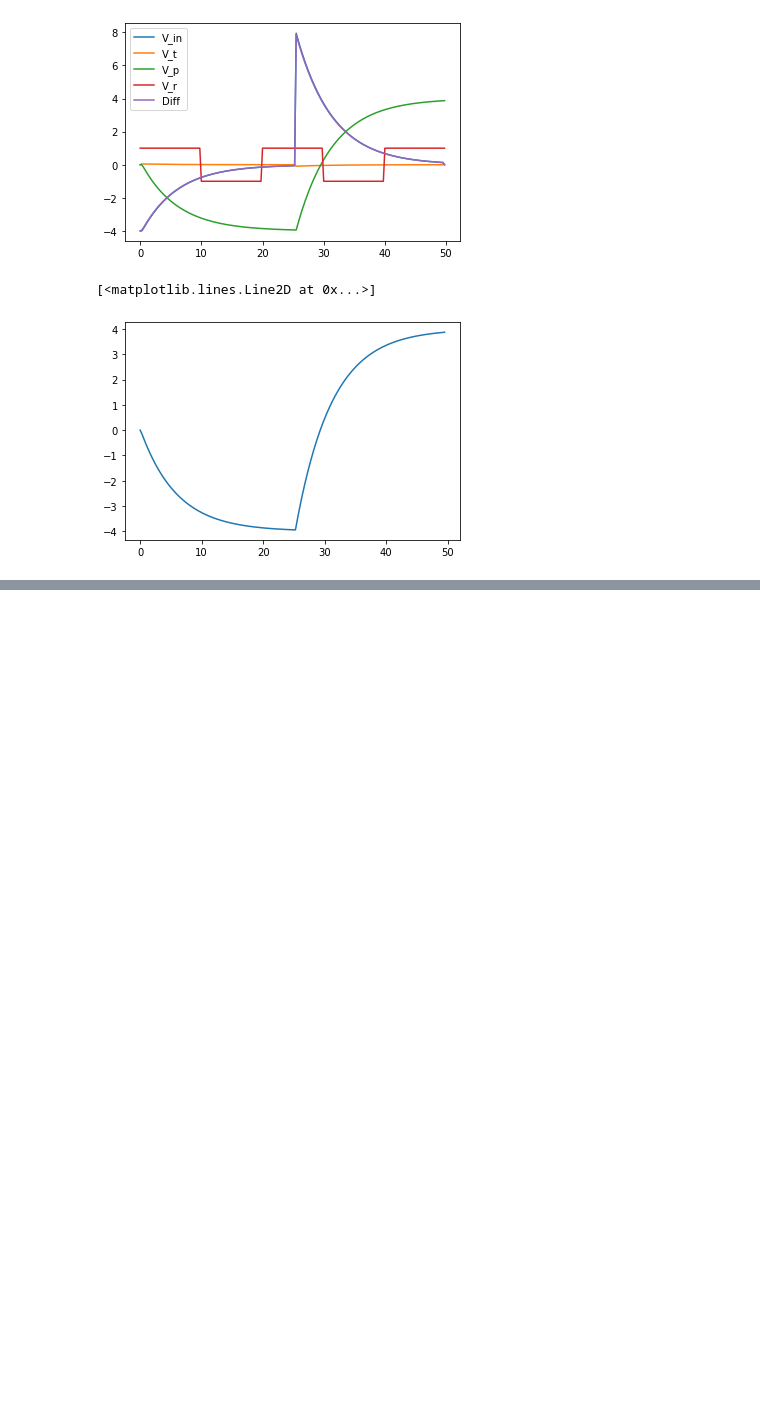
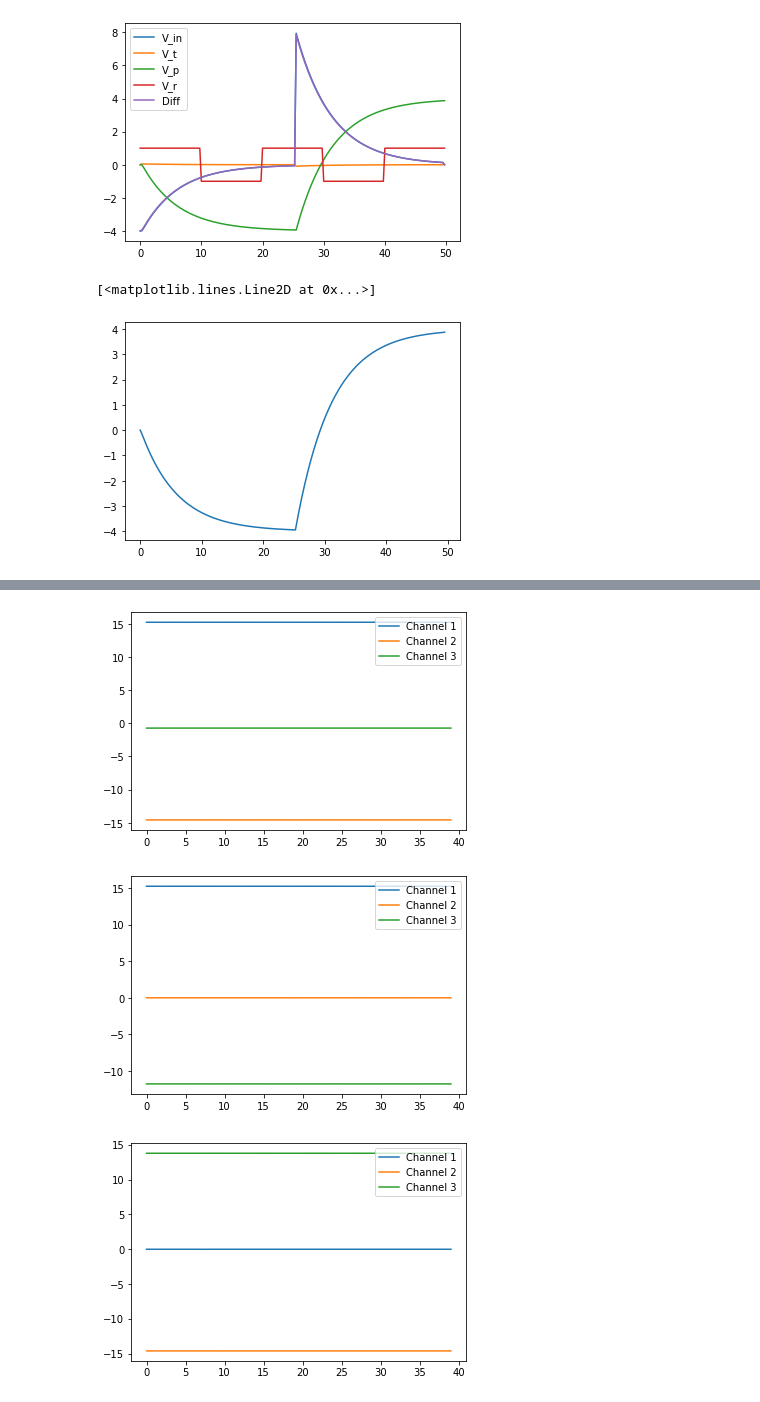
Before and after one commit to benhuckell/enph352, a Jupyter notebook: servo.ipynb, the cells around one changed output, grey strips where cells are left out. Drawn from its saved outputs; the diff is of its cells as text; code cells hidden in the pictures; blank space fills up the shorter version.

```diff
--- a/servo.ipynb
+++ b/servo.ipynb
@@ -87,0 +179,30 @@ plt.plot(timeSteps[:-1], theta[:-1])
+# %%
+# Look at the results from the three different experiments
+exp1Df = pd.read_csv("RawData/0923-OpAmp-Task1-Exp1.dat", sep="\t")
+exp2Df = pd.read_csv("RawData/0923-OpAmp-Task1-Exp2.dat", sep="\t")
+exp3Df = pd.read_csv("RawData/0923-OpAmp-Task1-Exp3.dat", sep="\t")
+
+#Experiment 1
+plt.plot(exp1Df.index, exp1Df["CH1 (V)"], label="Channel 1")
+plt.plot(exp1Df.index, exp1Df["CH2 (V)"], label = "Channel 2")
+plt.plot(exp1Df.index, exp1Df["CH3 (V)"], label = "Channel 3")
+plt.legend()
+plt.show()
+
+#Experiment 2
+plt.plot(exp2Df.index, exp2Df["CH1 (V)"], label="Channel 1")
+plt.plot(exp2Df.index, exp2Df["CH2 (V)"], label = "Channel 2")
+plt.plot(exp2Df.index, exp2Df["CH3 (V)"], label = "Channel 3")
+plt.legend()
+plt.show()
+
+#Experiment 2
+plt.plot(exp3Df.index, exp3Df["CH1 (V)"], label="Channel 1")
+plt.plot(exp3Df.index, exp3Df["CH2 (V)"], label = "Channel 2")
+plt.plot(exp3Df.index, exp3Df["CH3 (V)"], label = "Channel 3")
+plt.legend()
+plt.show()
+# %% [output]
+[figure, added]
+[figure, added]
+[figure, added]
```
Also changed, not shown: parts of 7 cells of this notebook, 5 other files.
